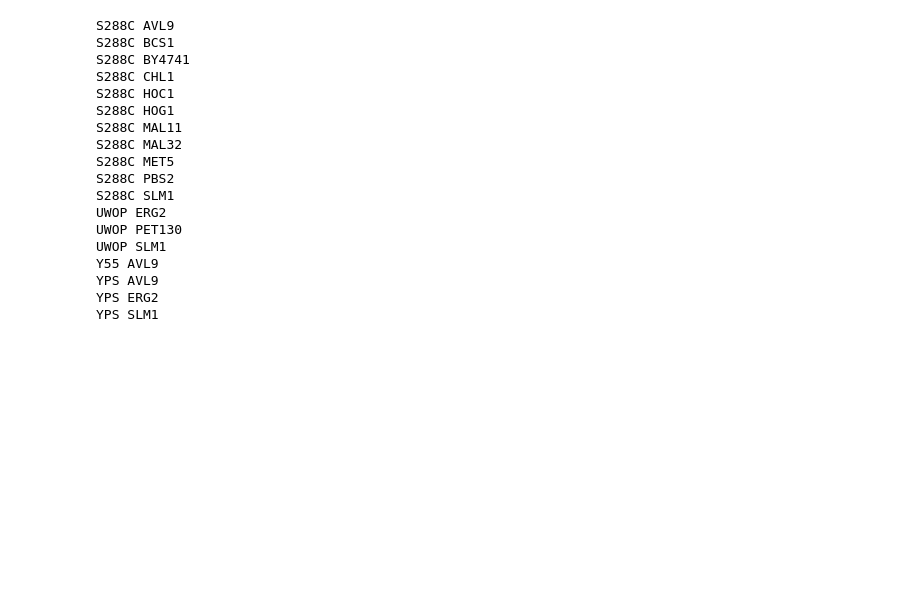
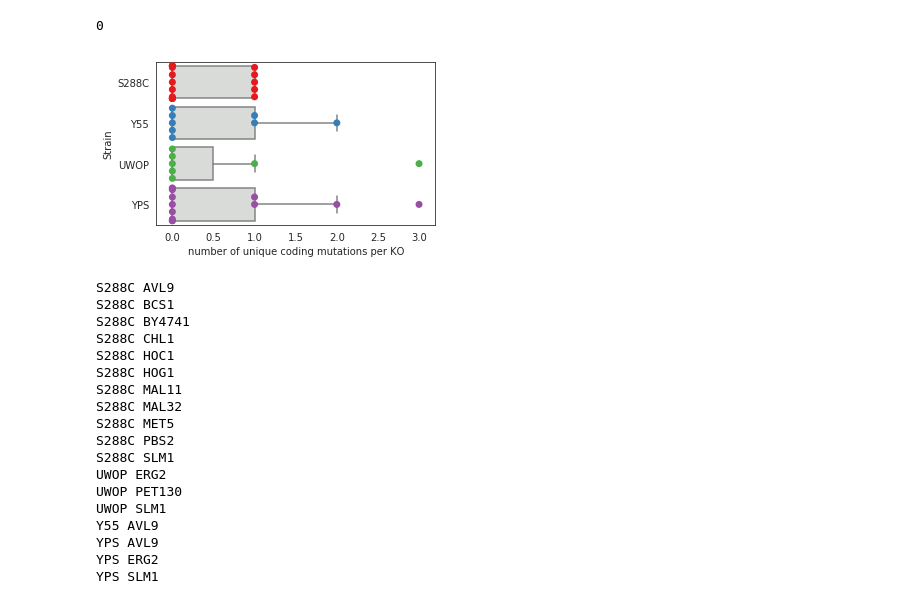
Before and after one commit to mgalardini/2018koyeast, a Jupyter notebook: notebooks/sequencing_kos_snps.ipynb, the cells around one changed output. Drawn from its saved outputs; the diff is of its cells as text; code cells hidden in the pictures; blank space fills up the shorter version.

```diff
--- a/notebooks/sequencing_kos_snps.ipynb
+++ b/notebooks/sequencing_kos_snps.ipynb
@@ -18,6 +25,11 @@ d = {'S288C': 'S288C',
      'Y55': 'Y55',
      'UWOPS87': 'UWOP',
      'YPS606': 'YPS'}
+# %%
+strains = ['S288C', 'Y55',
+           'UWOP', 'YPS']
+cstrains = {x: c
+            for x, c in zip(strains, sns.color_palette('Set1', len(strains)))}
 # %%
 s = pd.read_csv(seq, sep='\t')
 # %%
@@ -25,3 +41,6 @@ q = pd.read_csv(qc, sep='\t')
 # %%
 samples = set(q[(q['depth'] >= 0.7) &
                 (q['sample'].str.startswith('Gback'))]['sample'].unique())
+# %%
+sd = s.set_index('sample')['strain'].to_dict()
+sg = s.set_index('sample')['gene'].to_dict()
@@ -27,0 +82,3 @@ samples = set(q[(q['depth'] >= 0.7) &
+# %%
+r = pd.DataFrame(res,
+                 columns=['strain', 'gene', 'muts'])
@@ -28,3 +90,32 @@ samples = set(q[(q['depth'] >= 0.7) &
+# %%
+len(r1.index.intersection(k.index))
+# %% [output]
+0
+# %%
+plt.figure(figsize=(5, 3))
+sns.boxplot(data=r,
+            x='muts',
+            y='strain',
+            order=strains,
+            showfliers=False,
+            color=sns.xkcd_rgb['light grey'])
+sns.swarmplot(data=r,
+            x='muts',
+            y='strain',
+            order=strains,
+            palette=cstrains,
+            size=7)
+plt.ylabel('Strain')
+plt.xlabel('number of unique coding mutations per KO')
+
+plt.savefig('ko_sequencing_boxplot_all.png',
+            dpi=300, bbox_inches='tight',
+            transparent=True)
+plt.savefig('ko_sequencing_boxplot_all.svg',
+            dpi=300, bbox_inches='tight',
+            transparent=True);
+# %% [output]
+[figure, added]
 # %%
 a = None
 
```
Also changed, not shown: parts of 7 cells of this notebook, 1 other file.
